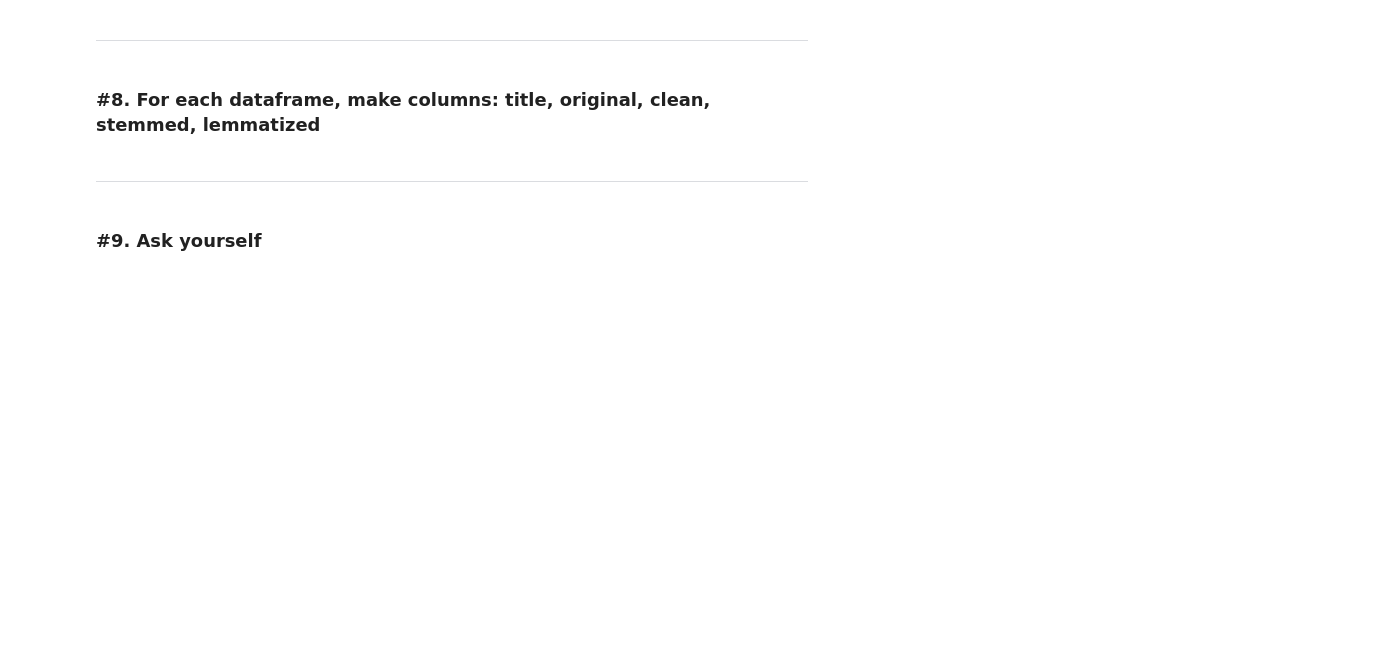
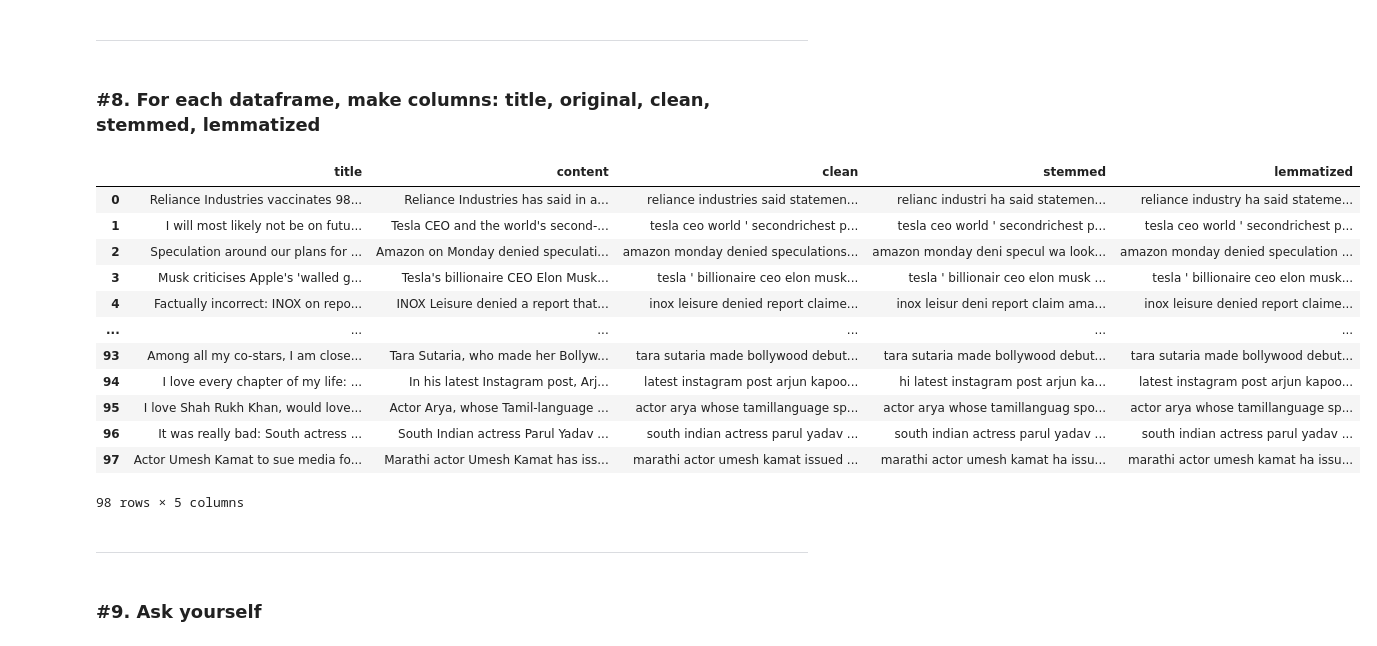
Before and after one commit to natasharivers/NLP, a Jupyter notebook: prepare.ipynb, the cells around one changed output. Saved outputs shown, nothing was run; the diff lists cells and outputs as text; code cells hidden in the pictures; blank space fills up the shorter version.

```diff
--- a/prepare.ipynb
+++ b/prepare.ipynb
@@ -87,7 +85,7 @@ news_df.head()
 # %%
-# lets use the content of first news item as 'article' to test my functions
-article = news_df.content[0]
-article
+#use first article [0] to use as test string
+test_string = news_df.content[0]
+test_string
 # %% [output]
 'Reliance Industries has said in a statement that over 98% of its workers have received at least one dose of COVID-19 vaccine so far. The billionaire Mukesh Ambani-led conglomerate had over 2.36 lakh  ...
 # %% [markdown]
@@ -98,8 +96,10 @@ article
 def basic_clean(string):
     '''
     This function takes in the original text.
-    The text is all lowercased and any characters that are not ascii are ignored
-    additionally, special characters are all removed.
+    The text is all lowercased,
+    the text is encoded in ascii and any characters that are not ascii are ignored.
+    The text is then decoded in utf-8 and any characters that are not ascii are ignored
+    Additionally, special characters are all removed.
     A clean article is then returned
     '''
     #lowercase
@@ -326,6 +345,22 @@ def prep_article_data(df, column, extra_words=[], exclude_words=[]):
                                    exclude_words=exclude_words)
 
     return df[['title', column,'clean', 'stemmed', 'lemmatized']]
+# %%
+prep_article_data(news_df, 'content', extra_words =[], exclude_words=[])
+# %% [output]
+|  | title | content | clean | stemmed | lemmatized |
+| 0 | Reliance Industries vaccinates 98... | Reliance Industries has said in a... | reliance industries said statemen... | relianc industri ha said statemen... | reliance industry ha said stateme... |
+| 1 | I will most likely not be on futu... | Tesla CEO and the world's second-... | tesla ceo world ' secondrichest p... | tesla ceo world ' secondrichest p... | tesla ceo world ' secondrichest p... |
+| 2 | Speculation around our plans for ... | Amazon on Monday denied speculati... | amazon monday denied speculations... | amazon monday deni specul wa look... | amazon monday denied speculation ... |
+| 3 | Musk criticises Apple's 'walled g... | Tesla's billionaire CEO Elon Musk... | tesla ' billionaire ceo elon musk... | tesla ' billionair ceo elon musk ... | tesla ' billionaire ceo elon musk... |
+| 4 | Factually incorrect: INOX on repo... | INOX Leisure denied a report that... | inox leisure denied report claime... | inox leisur deni report claim ama... | inox leisure denied report claime... |
+| ... | ... | ... | ... | ... | ... |
+| 93 | Among all my co-stars, I am close... | Tara Sutaria, who made her Bollyw... | tara sutaria made bollywood debut... | tara sutaria made bollywood debut... | tara sutaria made bollywood debut... |
+| 94 | I love every chapter of my life: ... | In his latest Instagram post, Arj... | latest instagram post arjun kapoo... | hi latest instagram post arjun ka... | latest instagram post arjun kapoo... |
+| 95 | I love Shah Rukh Khan, would love... | Actor Arya, whose Tamil-language ... | actor arya whose tamillanguage sp... | actor arya whose tamillanguag spo... | actor arya whose tamillanguage sp... |
+| 96 | It was really bad: South actress ... | South Indian actress Parul Yadav ... | south indian actress parul yadav ... | south indian actress parul yadav ... | south indian actress parul yadav ... |
+| 97 | Actor Umesh Kamat to sue media fo... | Marathi actor Umesh Kamat has iss... | marathi actor umesh kamat issued ... | marathi actor umesh kamat ha issu... | marathi actor umesh kamat ha issu... |
+98 rows × 5 columns
 # %% [markdown]
 <hr style="border:1px solid black"> </hr>
 # %% [markdown]
```
Also changed, not shown: parts of 15 cells of this notebook.
